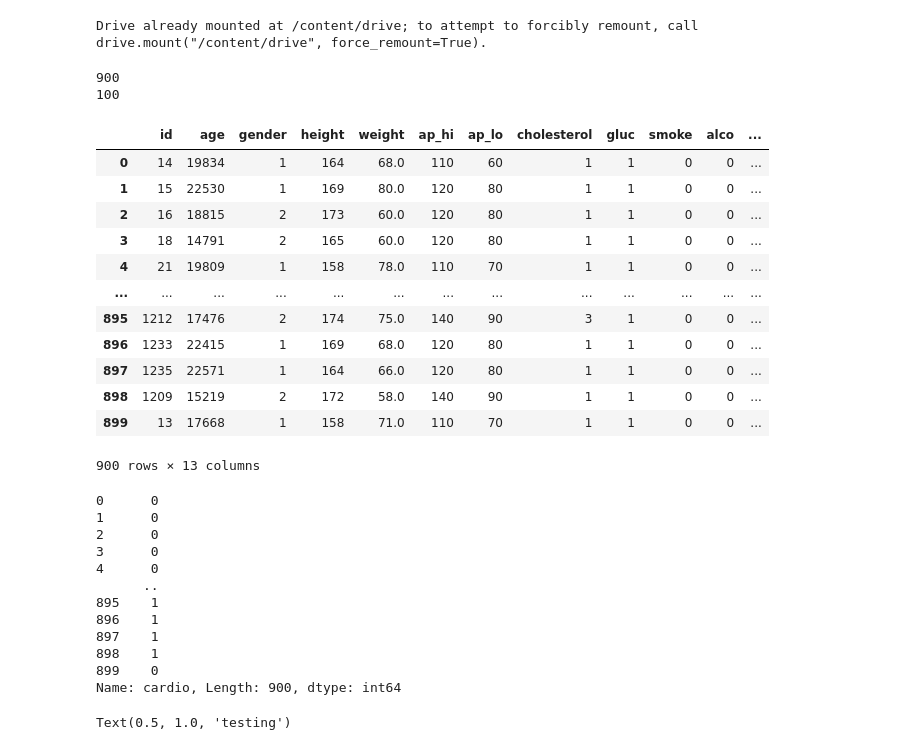
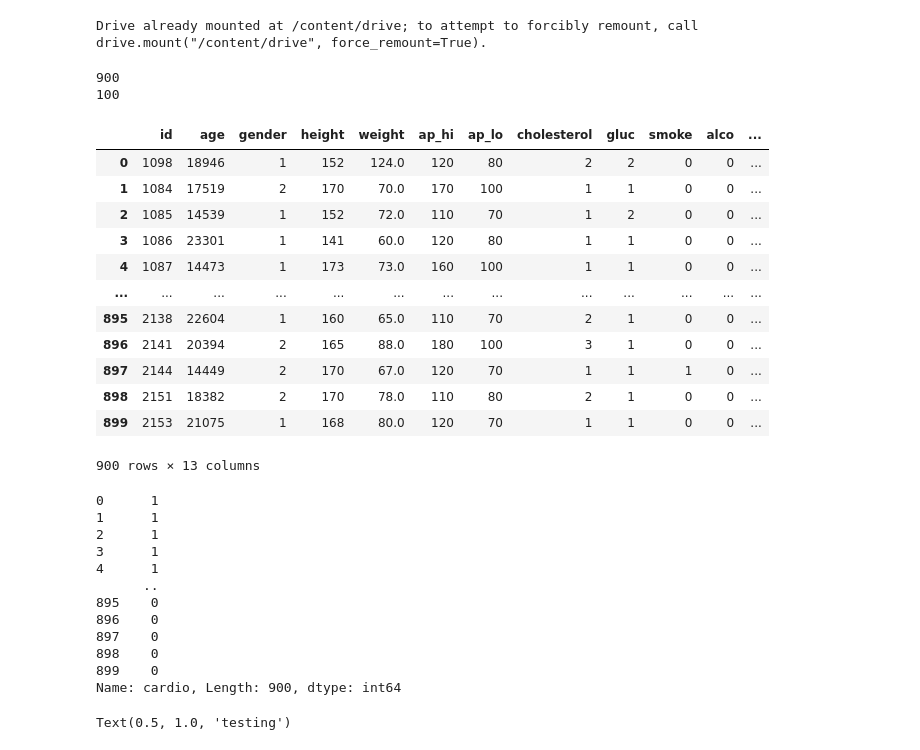
Before and after one commit to inggriantip/skripsi, a Jupyter notebook: sourcecode.ipynb, the cells around one changed output. Drawn from its saved outputs; the diff is of its cells as text; code cells hidden in the pictures.

```diff
--- a/sourcecode.ipynb
+++ b/sourcecode.ipynb
@@ -25,27 +25,27 @@ from sklearn.metrics import classification_report
 from matplotlib import pyplot as plt
 # %%
 #load dataset
-datatrain = pd.read_csv('/content/drive/My Drive/DataSet/cardio/dataset5050train_1.csv')
-datatest = pd.read_csv('/content/drive/My Drive/DataSet/cardio/dataset5050test_1.csv')
+datatrain = pd.read_csv('/content/drive/My Drive/DataSet/cardio/dataset5050train_10.csv')
+datatest = pd.read_csv('/content/drive/My Drive/DataSet/cardio/dataset5050test_10.csv')
 #dataset.Type.value_count().plot(kind= "bar")
 print (len(datatrain))
 print (len(datatest))
 datatrain
 # %% [output]
 900
 100
 |  | id | age | gender | height | weight | ap_hi | ap_lo | cholesterol | gluc | smoke | alco | ... |
-| 0 | 14 | 19834 | 1 | 164 | 68.0 | 110 | 60 | 1 | 1 | 0 | 0 | ... |
-| 1 | 15 | 22530 | 1 | 169 | 80.0 | 120 | 80 | 1 | 1 | 0 | 0 | ... |
-| 2 | 16 | 18815 | 2 | 173 | 60.0 | 120 | 80 | 1 | 1 | 0 | 0 | ... |
-| 3 | 18 | 14791 | 2 | 165 | 60.0 | 120 | 80 | 1 | 1 | 0 | 0 | ... |
-| 4 | 21 | 19809 | 1 | 158 | 78.0 | 110 | 70 | 1 | 1 | 0 | 0 | ... |
+| 0 | 1098 | 18946 | 1 | 152 | 124.0 | 120 | 80 | 2 | 2 | 0 | 0 | ... |
+| 1 | 1084 | 17519 | 2 | 170 | 70.0 | 170 | 100 | 1 | 1 | 0 | 0 | ... |
+| 2 | 1085 | 14539 | 1 | 152 | 72.0 | 110 | 70 | 1 | 2 | 0 | 0 | ... |
+| 3 | 1086 | 23301 | 1 | 141 | 60.0 | 120 | 80 | 1 | 1 | 0 | 0 | ... |
+| 4 | 1087 | 14473 | 1 | 173 | 73.0 | 160 | 100 | 1 | 1 | 0 | 0 | ... |
 | ... | ... | ... | ... | ... | ... | ... | ... | ... | ... | ... | ... | ... |
-| 895 | 1212 | 17476 | 2 | 174 | 75.0 | 140 | 90 | 3 | 1 | 0 | 0 | ... |
-| 896 | 1233 | 22415 | 1 | 169 | 68.0 | 120 | 80 | 1 | 1 | 0 | 0 | ... |
-| 897 | 1235 | 22571 | 1 | 164 | 66.0 | 120 | 80 | 1 | 1 | 0 | 0 | ... |
-| 898 | 1209 | 15219 | 2 | 172 | 58.0 | 140 | 90 | 1 | 1 | 0 | 0 | ... |
-| 899 | 13 | 17668 | 1 | 158 | 71.0 | 110 | 70 | 1 | 1 | 0 | 0 | ... |
+| 895 | 2138 | 22604 | 1 | 160 | 65.0 | 110 | 70 | 2 | 1 | 0 | 0 | ... |
+| 896 | 2141 | 20394 | 2 | 165 | 88.0 | 180 | 100 | 3 | 1 | 0 | 0 | ... |
+| 897 | 2144 | 14449 | 2 | 170 | 67.0 | 120 | 70 | 1 | 1 | 1 | 0 | ... |
+| 898 | 2151 | 18382 | 2 | 170 | 78.0 | 110 | 80 | 2 | 1 | 0 | 0 | ... |
+| 899 | 2153 | 21075 | 1 | 168 | 80.0 | 120 | 70 | 1 | 1 | 0 | 0 | ... |
 900 rows × 13 columns
 # %%
 #split target and attribute
@@ -57,16 +57,16 @@ y_test = datatest.iloc[:, 12]
 
 y_train
 # %% [output]
-0      0
-1      0
-2      0
-3      0
-4      0
+0      1
+1      1
+2      1
+3      1
+4      1
       ..
-895    1
-896    1
-897    1
-898    1
+895    0
+896    0
+897    0
+898    0
 899    0
 Name: cardio, Length: 900, dtype: int64
 # %%
```
Also changed, not shown: parts of 9 cells of this notebook.
